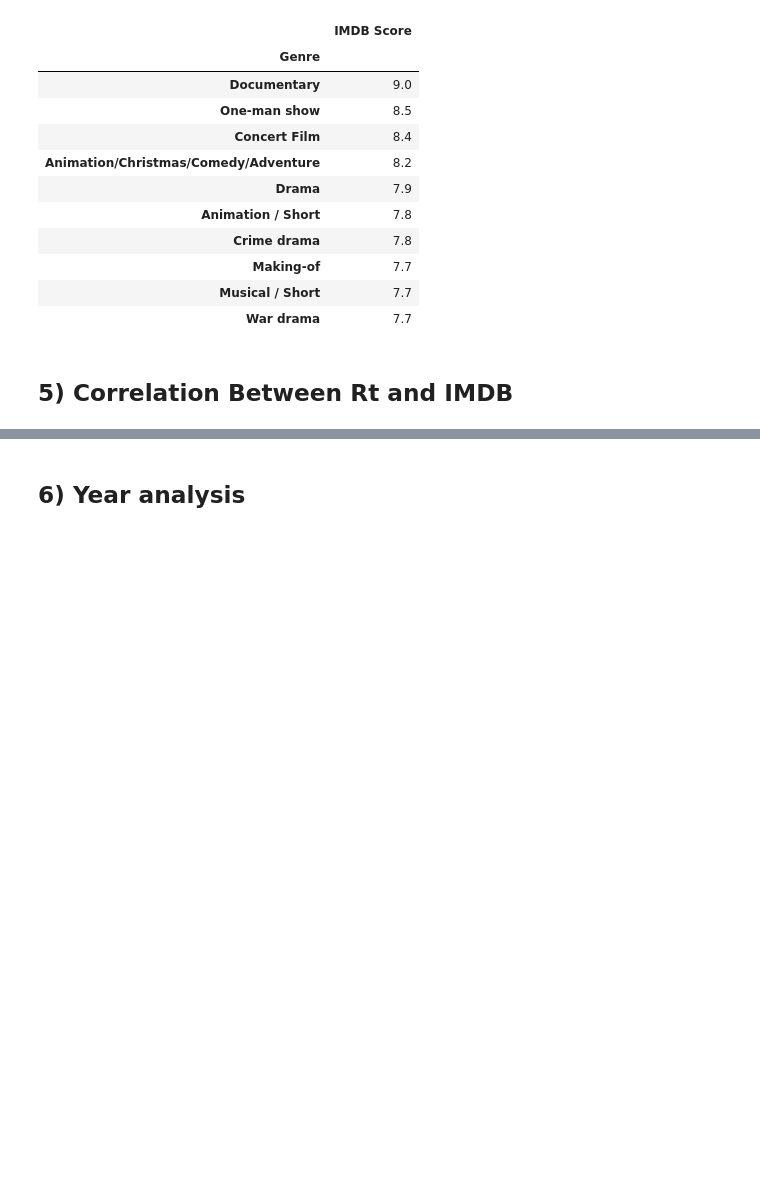
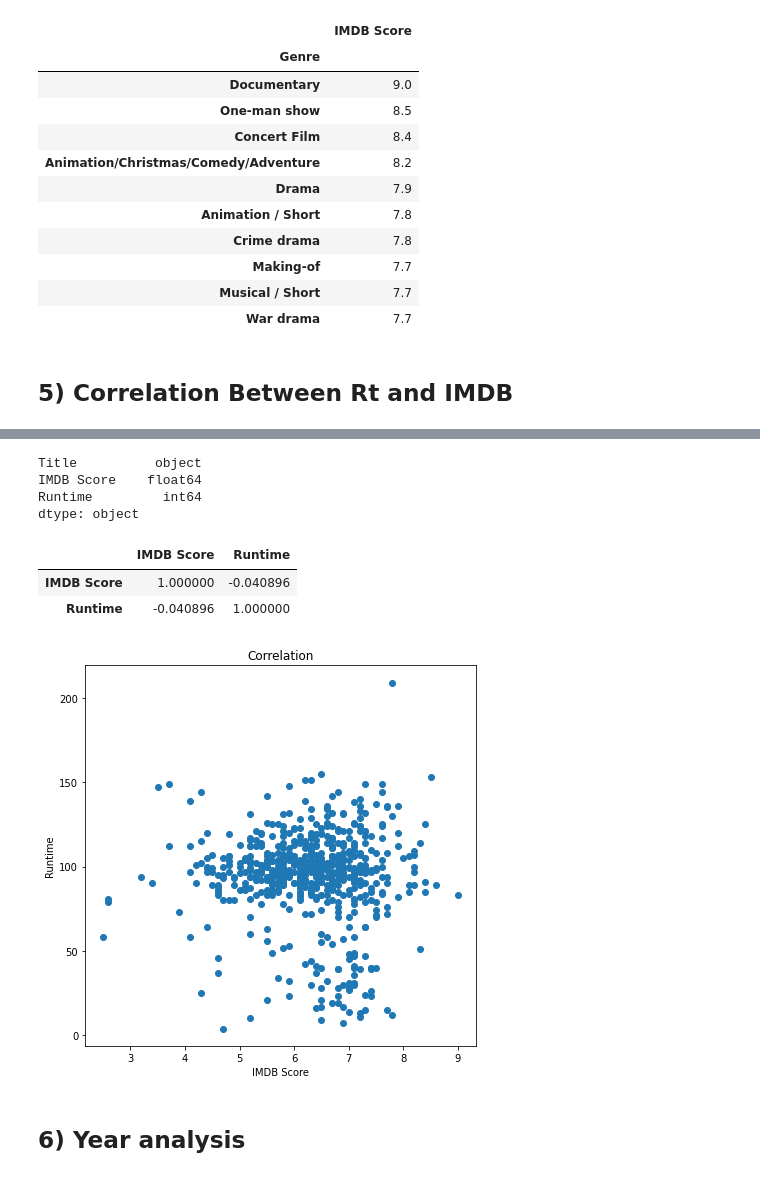
Before and after one commit to doruktopcu/GlobalAI-Hub-Python-Bootcamp-2022, a Jupyter notebook: GlobalAiHubProject2_MoviesAnalysis.ipynb, the cells around one changed output, grey strips where cells are left out. Saved outputs shown, nothing was run; the diff lists cells and outputs as text; code cells hidden in the pictures; blank space fills up the shorter version.

```diff
--- a/GlobalAiHubProject2_MoviesAnalysis.ipynb
+++ b/GlobalAiHubProject2_MoviesAnalysis.ipynb
@@ -262,0 +306,2 @@ movies_df.corr()
+# %%
+runtime_corr = runtime_corr.transpose()
@@ -263,3 +317,31 @@ movies_df.corr()
+# %%
+runtime_corr = runtime_corr.astype({'IMDB Score' : float} , errors = 'raise')
+# %%
+runtime_corr = runtime_corr.astype({"Runtime": int}, errors = 'raise')
+# %%
+runtime_corr = runtime_corr.sort_values(by = 'Runtime', ascending = True)
+# %%
+runtime_corr.dtypes
+# %% [output]
+Title          object
+IMDB Score    float64
+Runtime         int64
+dtype: object
+# %%
+runtime_corr.corr()
+# %% [output]
+|  | IMDB Score | Runtime |
+| IMDB Score | 1.000000 | -0.040896 |
+| Runtime | -0.040896 | 1.000000 |
+# %%
+plt.figure(figsize = [7,7])
+plt.scatter(runtime_corr['IMDB Score'], runtime_corr['Runtime'])
+plt.title('Correlation')
+plt.xlabel('IMDB Score')
+plt.ylabel('Runtime')
+plt.show()
+# %% [output]
+[figure, added]
 # %% [markdown]
 ## 6) Year analysis
 # %%
```
Also changed, not shown: parts of 23 cells of this notebook.
